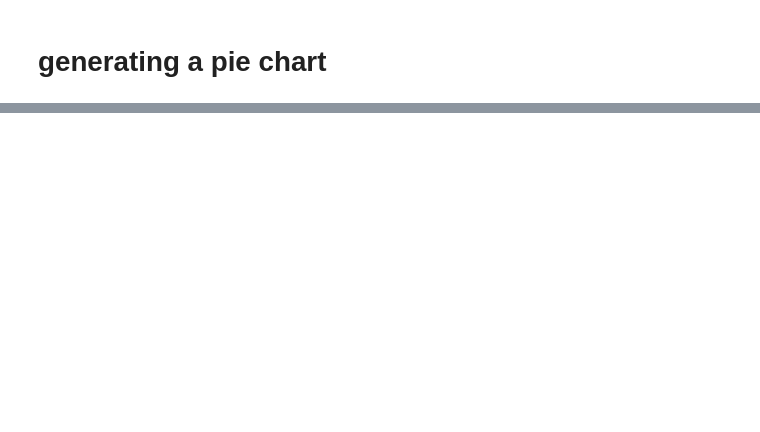
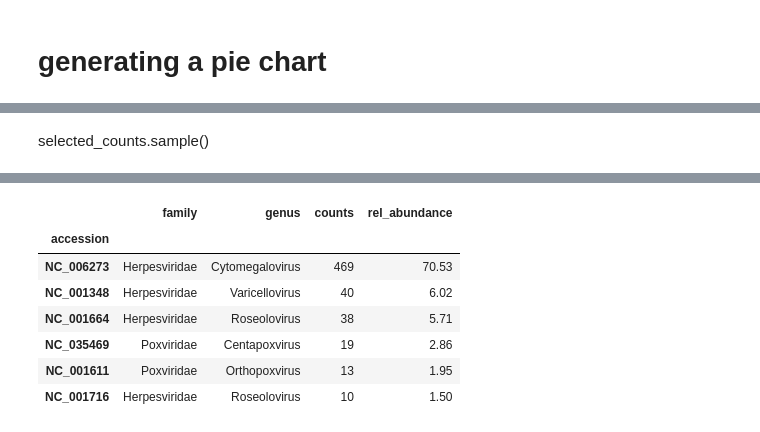
Before and after one commit to axiomcura/VSeek, a Jupyter notebook: analysis/02_plotting.ipynb, the cells around one changed output, grey strips where cells are left out. Saved outputs shown, nothing was run; the diff lists cells and outputs as text; code cells hidden in the pictures; blank space fills up the shorter version.

```diff
--- a/analysis/02_plotting.ipynb
+++ b/analysis/02_plotting.ipynb
@@ -73,0 +88,15 @@ selected_counts.sample()
+# %% [markdown]
+selected_counts.sample()
+# %%
+# Creating a label table that shoes the name of the virus with the associated the plot above
+viral_taxa = ncbi_virus_data[["Representative", "family", "genus"]]
+viral_taxa.columns = ["accession", "family", "genus"]
+identified_virus_df = viral_taxa.merge(selected_counts, on="accession")
+identified_virus_df = identified_virus_df.sort_values(by="rel_abundance", ascending=False)
+identified_virus_df = identified_virus_df.set_index("accession")
+
+# saving table as an image
+dfi.export(identified_virus_df, "../results/identified_virus_table.png")
+
+identified_virus_df
+# %% [output]
@@ -73,0 +105,8 @@ selected_counts.sample()
+|  | family | genus | counts | rel_abundance |
+| accession |  |  |  |  |
+| NC_006273 | Herpesviridae | Cytomegalovirus | 469 | 70.53 |
+| NC_001348 | Herpesviridae | Varicellovirus | 40 | 6.02 |
+| NC_001664 | Herpesviridae | Roseolovirus | 38 | 5.71 |
+| NC_035469 | Poxviridae | Centapoxvirus | 19 | 2.86 |
+| NC_001611 | Poxviridae | Orthopoxvirus | 13 | 1.95 |
+| NC_001716 | Herpesviridae | Roseolovirus | 10 | 1.50 |
```
Also changed, not shown: parts of 13 cells of this notebook, 7 other files.
